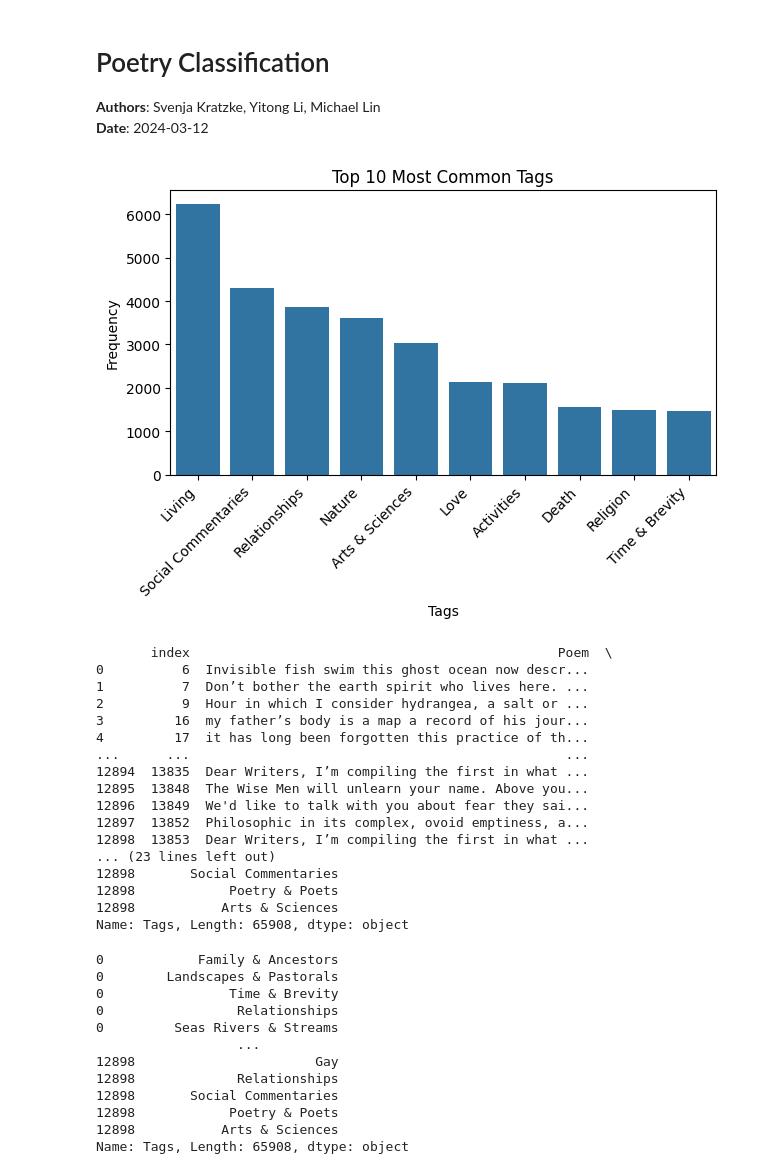
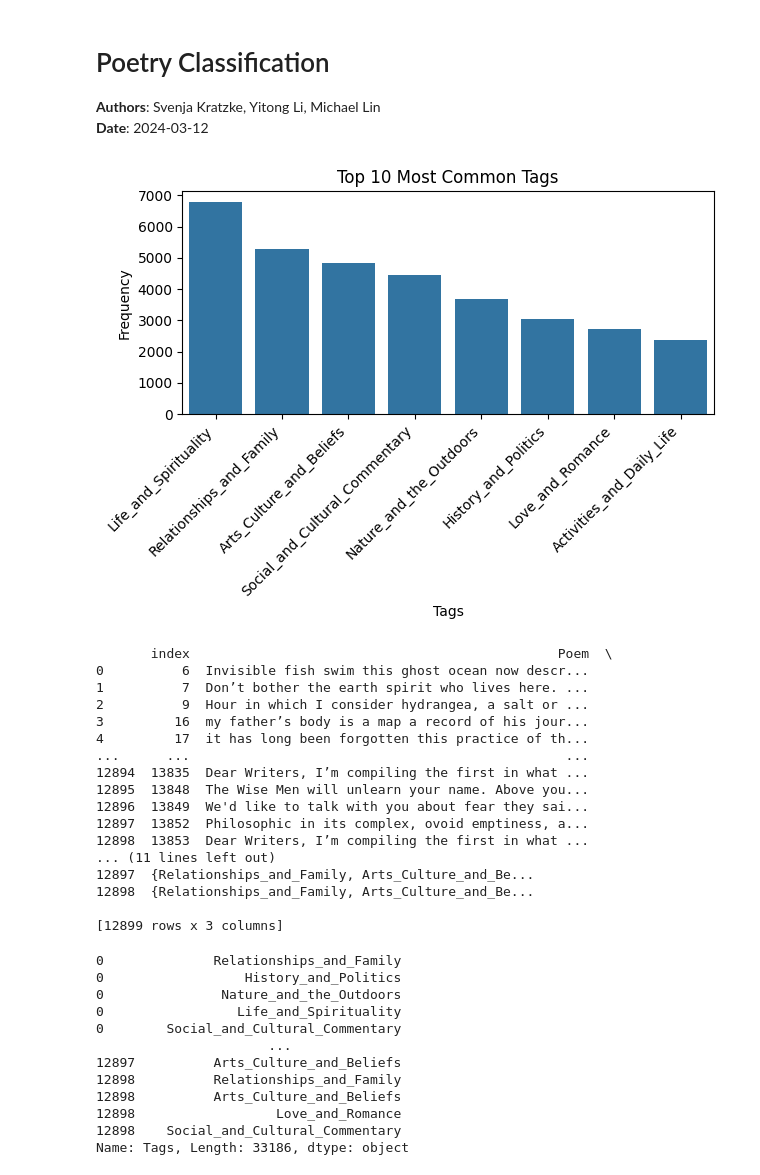
Before and after one commit to thmichaellin/poem_theme_classifier, a Jupyter notebook: project_notebook.ipynb, the cells around one changed output. Cells and saved outputs as stored; diff of their text form; code cells hidden in the pictures.

```diff
--- a/project_notebook.ipynb
+++ b/project_notebook.ipynb
@@ -9,8 +7,9 @@ from classes import *
 # %%
 poetry = PoetryData('./data/PoetryFoundationData.csv', ['Poem', 'Tags'])
+poetry.load_translate_dict('cluster_tags.json')
 poetry.plot_tags(10)
 # %% [output]
-[figure, old version]
+[figure, new version]
 # %%
 print(poetry.data)
 # %% [output]
@@ -26,23 +25,23 @@ print(poetry.data)
 12896  13849  We'd like to talk with you about fear they sai...
 12897  13852  Philosophic in its complex, ovoid emptiness, a...
 12898  13853  Dear Writers, I’m compiling the first in what ...
-... (23 lines left out)
-12898       Social Commentaries
-12898            Poetry & Poets
-12898           Arts & Sciences
-Name: Tags, Length: 65908, dtype: object
+... (11 lines left out)
+12897  {Relationships_and_Family, Arts_Culture_and_Be...
+12898  {Relationships_and_Family, Arts_Culture_and_Be...
+
+[12899 rows x 3 columns]
 # %%
 print(poetry.exploded_tags)
 # %% [output]
-0            Family & Ancestors
-0        Landscapes & Pastorals
-0                Time & Brevity
-0                 Relationships
-0         Seas Rivers & Streams
-                  ...
-12898                       Gay
-12898             Relationships
-12898       Social Commentaries
-12898            Poetry & Poets
-12898           Arts & Sciences
-Name: Tags, Length: 65908, dtype: object
+0              Relationships_and_Family
+0                  History_and_Politics
+0               Nature_and_the_Outdoors
+0                 Life_and_Spirituality
+0        Social_and_Cultural_Commentary
+                      ...
+12897          Arts_Culture_and_Beliefs
+12898          Relationships_and_Family
+12898          Arts_Culture_and_Beliefs
+12898                  Love_and_Romance
+12898    Social_and_Cultural_Commentary
+Name: Tags, Length: 33186, dtype: object
```
Also changed, not shown: parts of 2 cells of this notebook, 9 other files.
